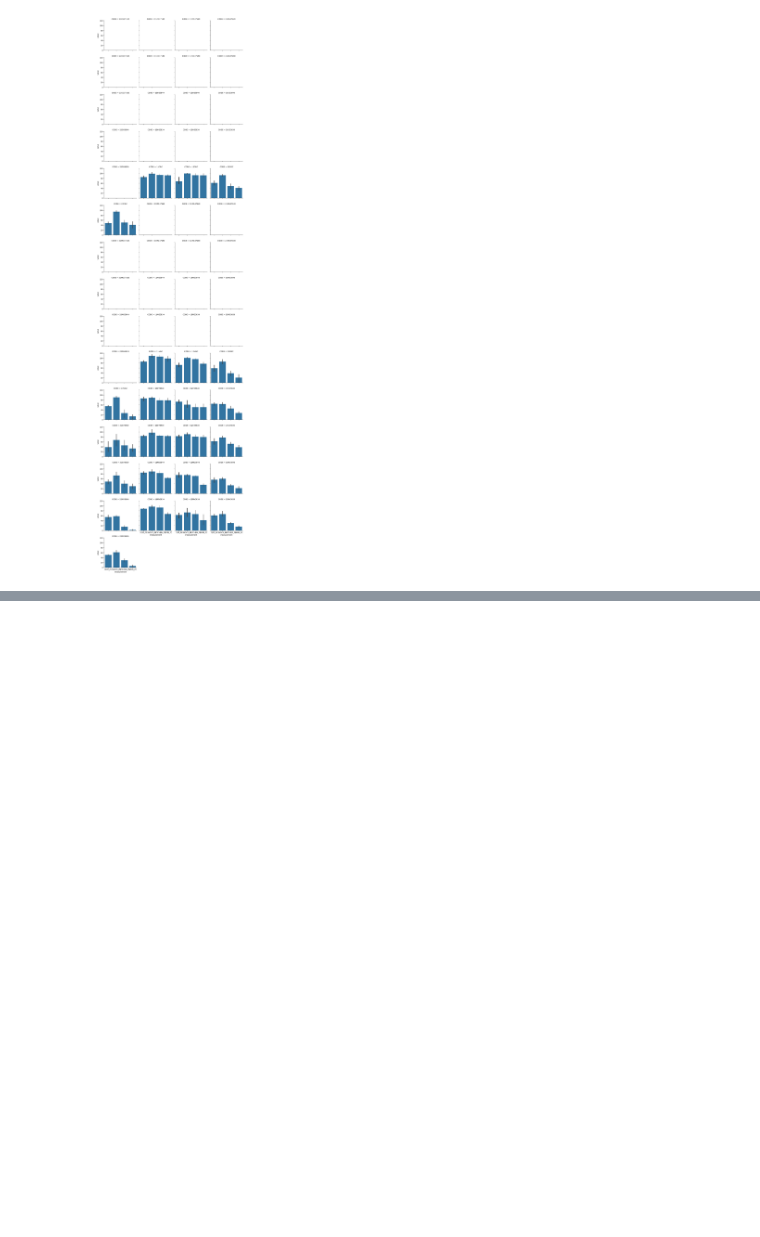
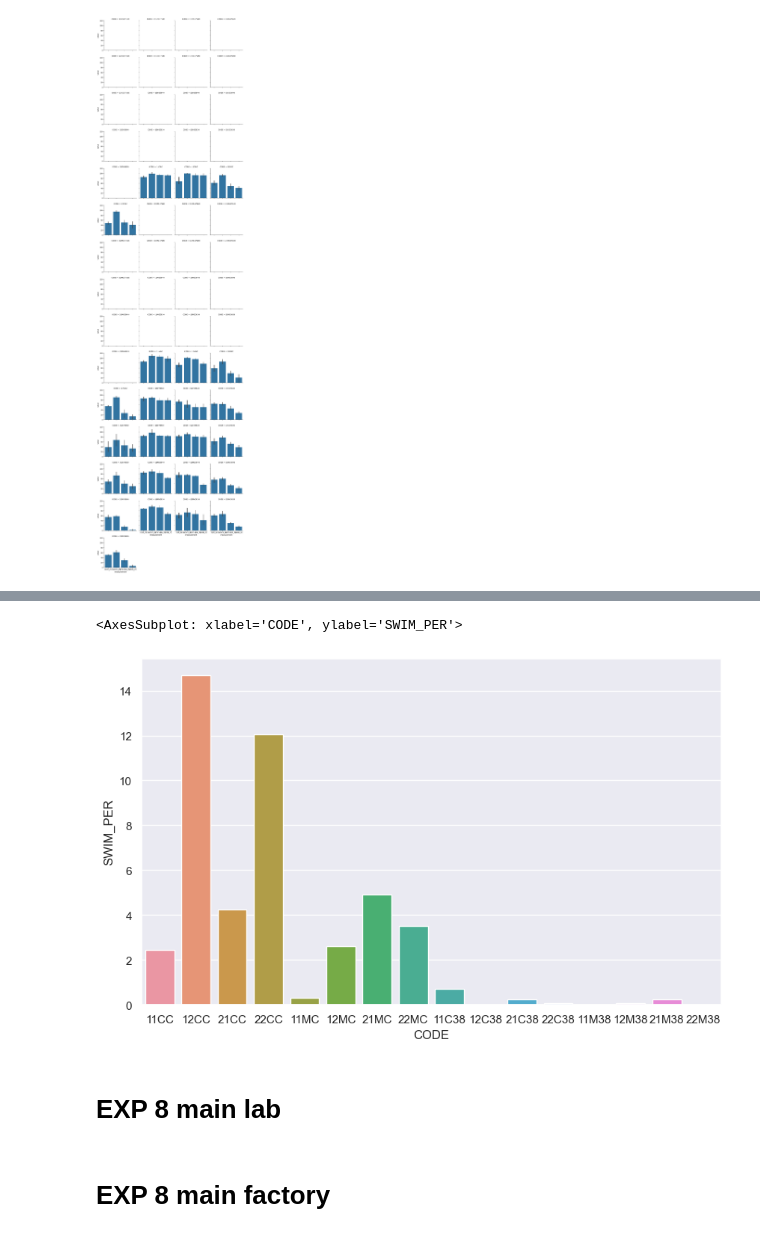
Before and after one commit to mitoclub/fish-strong-purifying-selection, a Jupyter notebook: notebooks/primary_stats.ipynb, the cells around one changed output, grey strips where cells are left out. Cells and saved outputs as stored; diff of their text form; code cells hidden in the pictures; blank space fills up the shorter version.

```diff
--- a/notebooks/primary_stats.ipynb
+++ b/notebooks/primary_stats.ipynb
@@ -129,0 +400,12 @@ g.add_legend()
+# %%
+exp5fac.SWIM_PER = exp5fac.SWIM_PER.str.replace(',', '.')
+exp5fac.SWIM_PER = pd.to_numeric(exp5fac.SWIM_PER)
+# %%
+sns.barplot(exp5fac, x='CODE', y='SWIM_PER')
+# %% [output]
+<AxesSubplot: xlabel='CODE', ylabel='SWIM_PER'>
+[figure, added]
+# %% [markdown]
+# EXP 8 main lab
+# %% [markdown]
+# EXP 8 main factory
```
Also changed, not shown: parts of 37 cells of this notebook.
